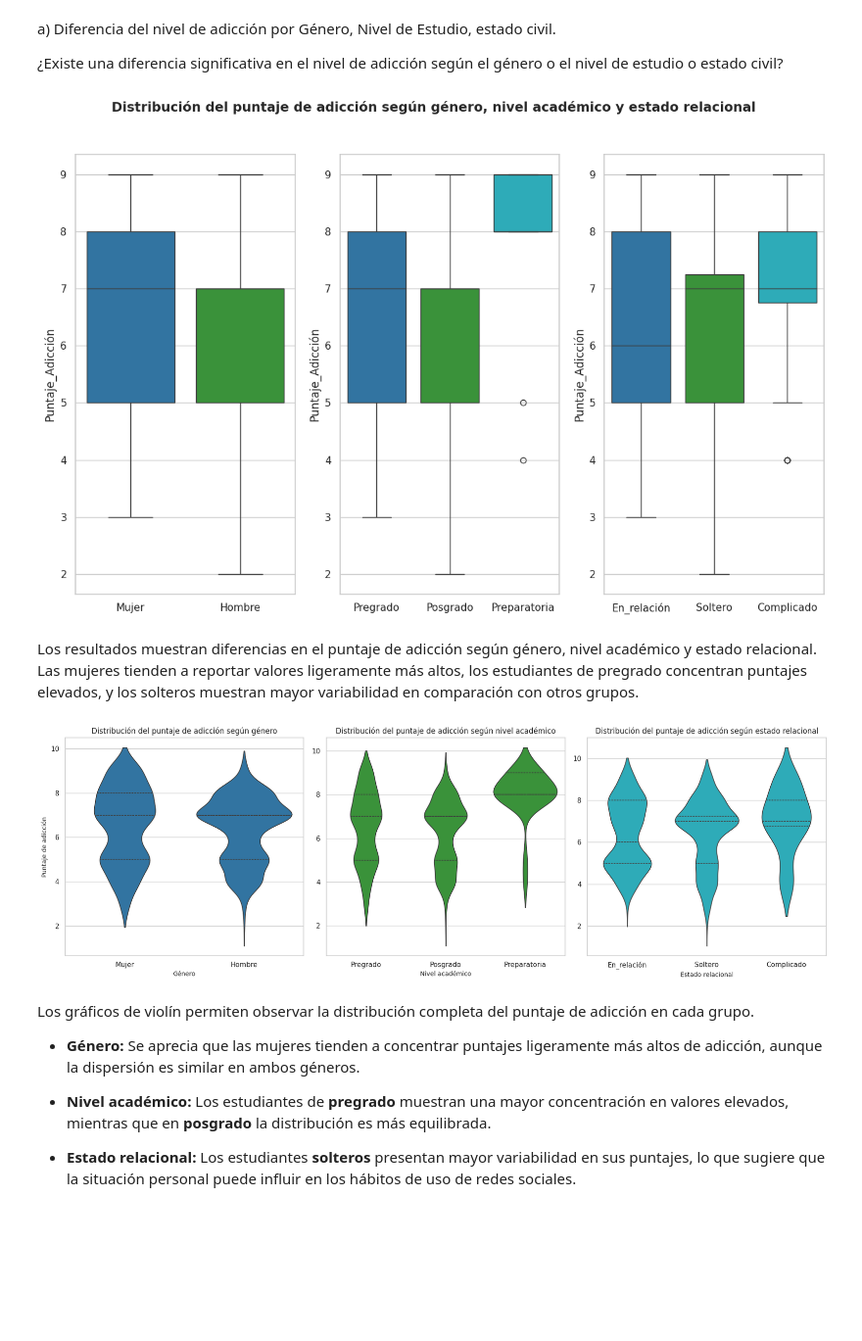
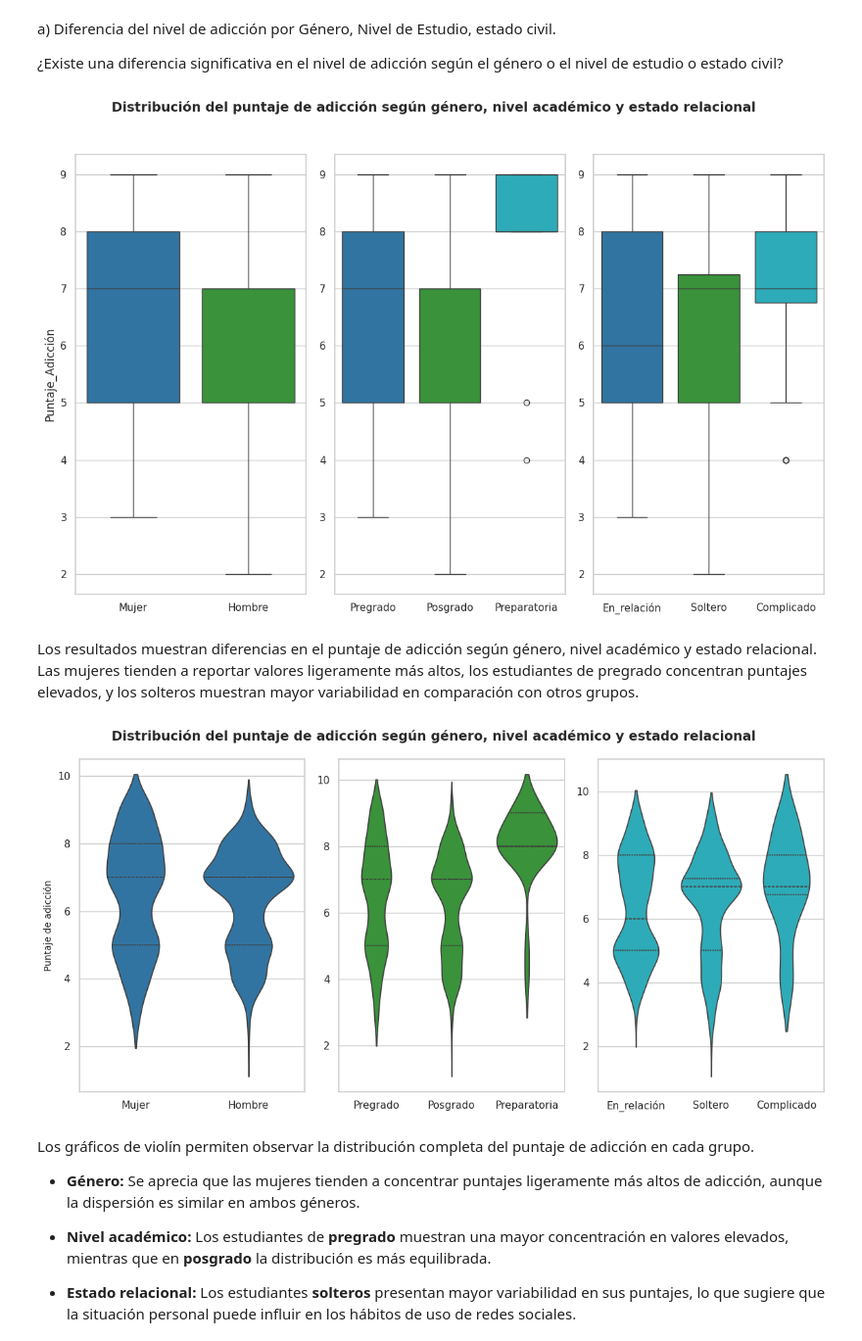
Before and after one commit to vazquezsilvana/Data-Science-II-EntregaFinal, a Jupyter notebook: VazquezSilvana_EntregaFinalDSII.ipynb, the cells around one changed output. Shown: that part at 98% size. Drawn from its saved outputs; the diff is of its cells as text; code cells hidden in the pictures; blank space fills up the shorter version.

```diff
--- a/VazquezSilvana_EntregaFinalDSII.ipynb
+++ b/VazquezSilvana_EntregaFinalDSII.ipynb
@@ -519,50 +528,54 @@ axes[0].set_xlabel("")
 axes[1].set_xlabel("")
 axes[2].set_xlabel("")
 
+axes[1].set_ylabel("")
+axes[2].set_ylabel("")
 
 fig.suptitle("Distribución del puntaje de adicción según género, nivel académico y estado relacional",
              fontsize=14, fontweight='bold')
 plt.tight_layout(rect=[0, 0, 1, 0.95])
 plt.show()
 # %% [output]
-[figure, old version]
+[figure, new version]
 # %% [markdown]
 Los resultados muestran diferencias en el puntaje de adicción según género, nivel académico y estado relacional. Las mujeres tienden a reportar valores ligeramente más altos, los estudiantes de pregrado concentran puntajes elevados, y los solteros muestran mayor variabilidad en comparación con otros grupos.
 # %%
 # Gráficos de violín
-fig, axes = plt.subplots(1, 3, figsize=(18,6))
+fig, axes = plt.subplots(1, 3, figsize=(12,6))
 
 # 1. Puntaje de adicción según género
 sns.violinplot(
     x=df['Género'], y=df['Puntaje_Adicción'],
     inner="quartile", ax=axes[0], color=academic_palette[0]
 )
-axes[0].set_title("Distribución del puntaje de adicción según género", fontsize=12)
-axes[0].set_xlabel("Género", fontsize=10)
+axes[0].set_xlabel("")
 axes[0].set_ylabel("Puntaje de adicción", fontsize=10)
 
 # 2. Puntaje de adicción según nivel académico
 sns.violinplot(
     x=df['Nivel_Académico'], y=df['Puntaje_Adicción'],
     inner="quartile", ax=axes[1], color=academic_palette[1]
 )
-axes[1].set_title("Distribución del puntaje de adicción según nivel académico", fontsize=12)
-axes[1].set_xlabel("Nivel académico", fontsize=10)
+axes[1].set_xlabel("")
 axes[1].set_ylabel("")
 
 # 3. Puntaje de adicción según estado relacional
 sns.violinplot(
     x=df['Estado_Relacional'], y=df['Puntaje_Adicción'],
     inner="quartile", ax=axes[2], color=academic_palette[2]
 )
-axes[2].set_title("Distribución del puntaje de adicción según estado relacional", fontsize=12)
-axes[2].set_xlabel("Estado relacional", fontsize=10)
+
+axes[2].set_xlabel("")
 axes[2].set_ylabel("")
+
+fig.suptitle("Distribución del puntaje de adicción según género, nivel académico y estado relacional",
+             fontsize=14, fontweight='bold')
+plt.tight_layout(rect=[0, 0, 1, 0.95])
 
 plt.tight_layout()
 plt.show()
 # %% [output]
-[figure, old version]
+[figure, new version]
 # %% [markdown]
 Los gráficos de violín permiten observar la distribución completa del puntaje de adicción en cada grupo.
 
```
Also changed, not shown: parts of 7 cells of this notebook.
